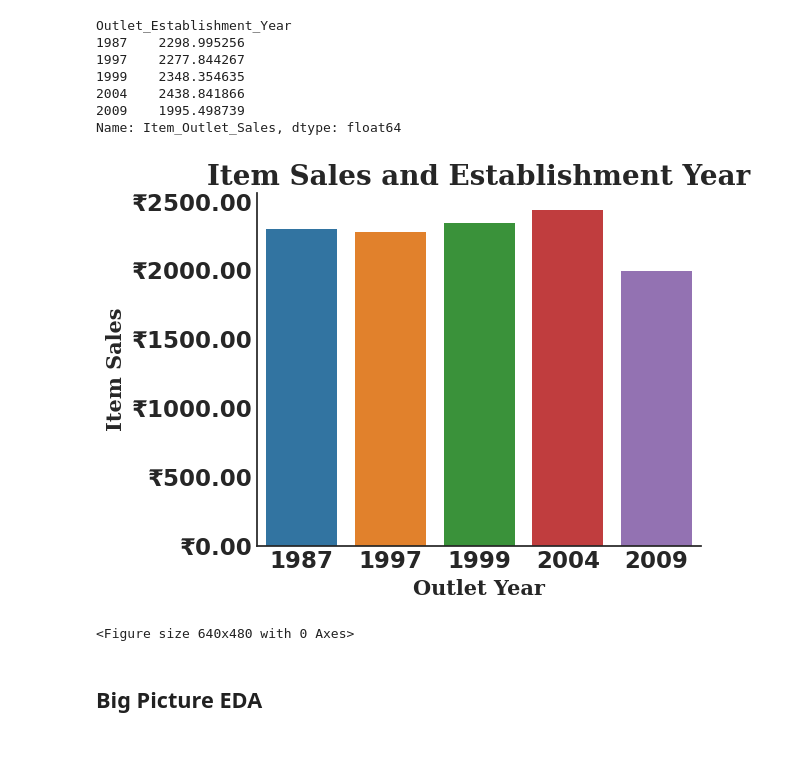
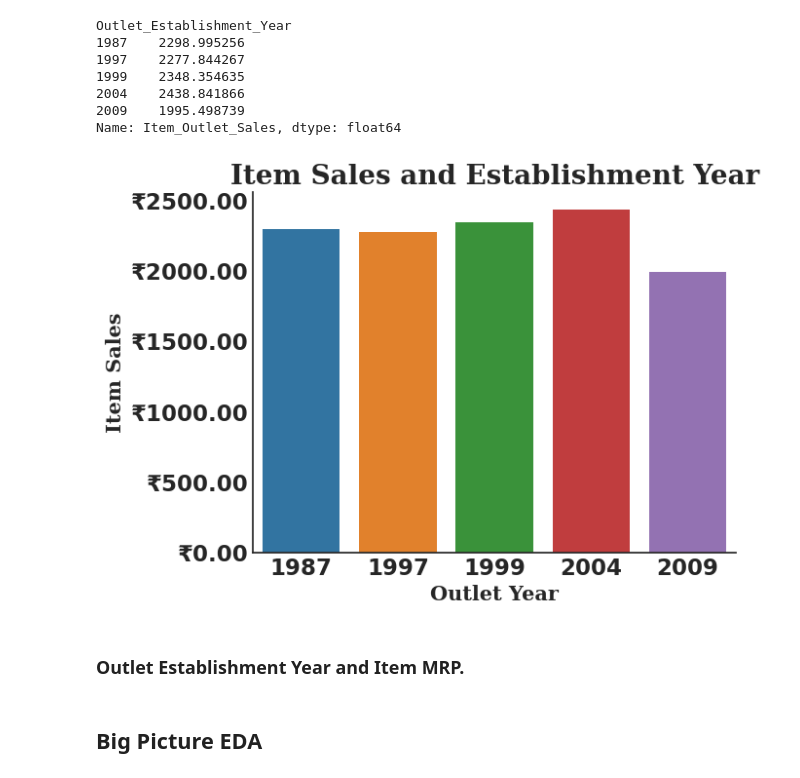
Before and after one commit to Elispreng/Grocery_Sales, a Jupyter notebook: Spreng_Grocery Sales.ipynb, the cells around one changed output. Cells and saved outputs as stored; diff of their text form; code cells hidden in the pictures; blank space fills up the shorter version.

```diff
--- a/Spreng_Grocery Sales.ipynb
+++ b/Spreng_Grocery Sales.ipynb
@@ -264,32 +289,31 @@ Name: Item_Outlet_Sales, dtype: float64
 # %%
 sns.set_context('talk')
 with plt.style.context('seaborn-white'):
   fig, ax =plt.subplots()
 plt.rcParams['font.family'] = 'serif'
 ax = sns.barplot(data=df,x='Outlet_Establishment_Year', y = 'Item_Outlet_Sales',
                  order = Year_Item_Sales.index, errorbar = None)
 ax.set_title('Item Sales and Establishment Year', fontfamily='serif',
              fontsize = 20, fontweight = 'bold');
 ax.set_xlabel('Outlet Year', fontfamily= 'serif', fontsize = 15, fontweight = 'bold')
 ax.set_ylabel('Item Sales', fontfamily ='serif', fontsize = 15, fontweight = 'bold');
 ax.spines['right'].set_visible(False)
 ax.spines['top'].set_visible(False)
 
 scatter_kws = dict(edgecolor='white')
 #Format the sales in rupee
 ax.yaxis.set_major_formatter('₹{x:1.2f}')
 
 #save current params
 default_params = plt.rcParams.copy()
 
 #update params
 plt.rcParams.update ({'font.family': 'serif', 'font.size':'15', 'font.weight':'bold'})
-plt.tight_layout()
-plt.show()
 
 plt.savefig('Images/Bar Plot for Sales and Year', bbox_inches='tight')
 # %% [output]
-[figure, old version]
+[figure, new version]
-<Figure size 640x480 with 0 Axes>
+# %% [markdown]
+### Outlet Establishment Year and Item MRP.
 # %% [markdown]
 ## Big Picture EDA
```
Also changed, not shown: parts of 4 cells of this notebook, 2 other files.
